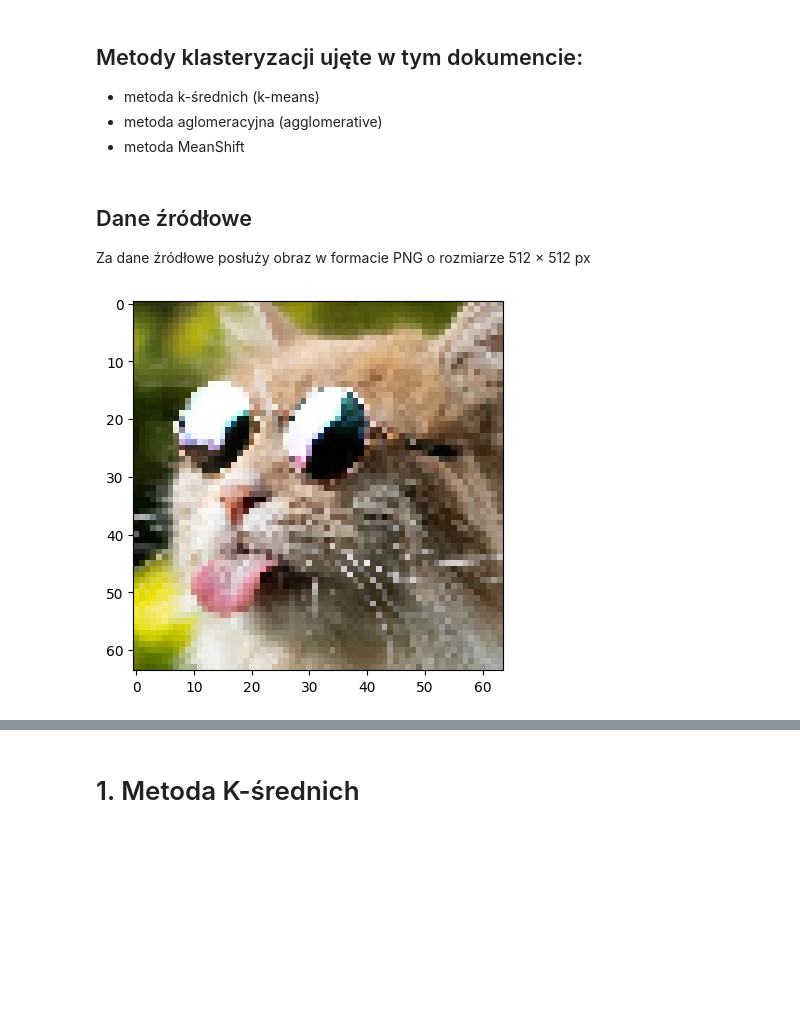
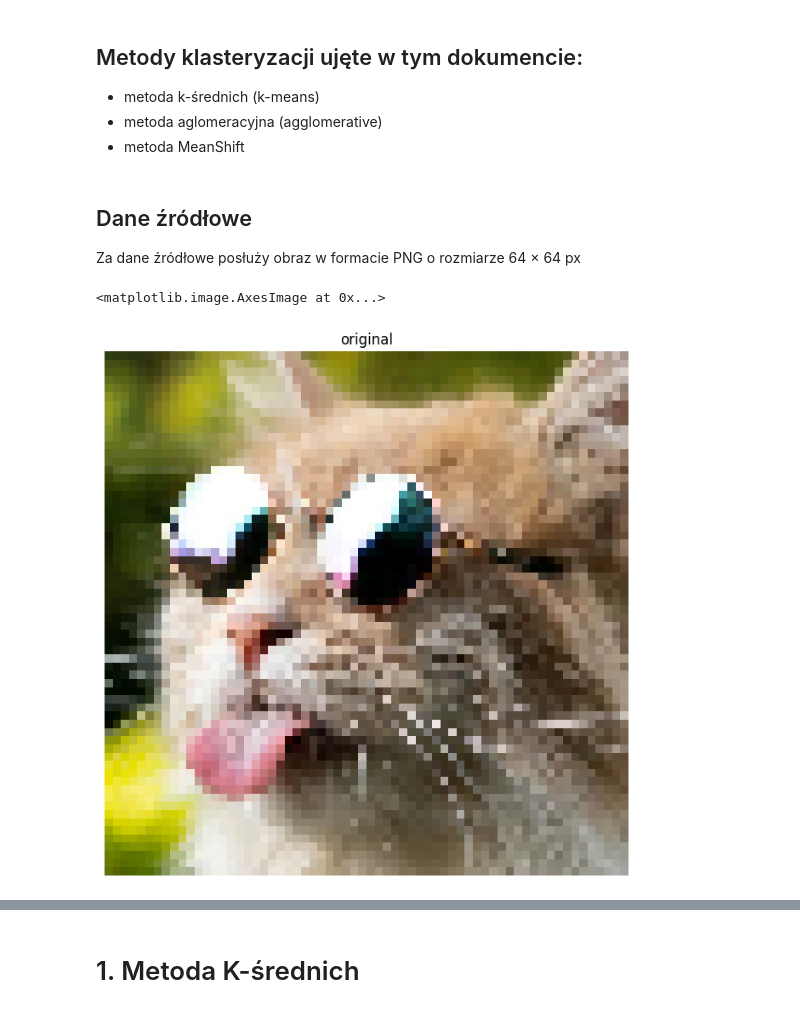
Before and after one commit to LStobinski/Palettes, a Jupyter notebook: image_clusterization.ipynb, the cells around one changed output, grey strips where cells are left out. Drawn from its saved outputs; the diff is of its cells as text; code cells hidden in the pictures; blank space fills up the shorter version.

```diff
--- a/image_clusterization.ipynb
+++ b/image_clusterization.ipynb
@@ -11,38 +11,22 @@ Poprzez grupowanie można również rozwiązać problemy z gatunku odkrywania st
 - metoda MeanShift
 # %% [markdown]
 ## Dane źródłowe
-Za dane źródłowe posłuży obraz w formacie PNG o rozmiarze 512 × 512 px
+Za dane źródłowe posłuży obraz w formacie PNG o rozmiarze 64 × 64 px
 # %%
 import imageio.v2 as iio
 import matplotlib.pyplot as plt
 import numpy as np
 from scipy.spatial import distance
 
 np.random.seed(7)
 
 image = iio.imread("cat_64.png")
 pixels = np.unique(np.array([px[:-1] for px in image.reshape(image.shape[0] * image.shape[1], image.shape[2])]), axis=0)
 
+plt.figure(figsize=(8,8))
+plt.axis('off')
+plt.title('original')
 plt.imshow(image)
-
-# wykres przynależności
-def scatter(mapping, fig):
-    palette = []
-    ax = fig.add_subplot(1, 3, 2, projection='3d')
-    for i in np.unique(mapping):
-        color = np.mean(pixels[mapping == i], axis=0)
-        palette.append(color)
-        ax.scatter(pixels[mapping == i, 0], pixels[mapping == i, 1], pixels[mapping == i, 2], marker='o', c=[color / 256])
-    return palette
-
-# metoda do zastępowania kolorów
-def substitute(image, palette, metric='euclidean'):
-    img = np.empty(image.shape, dtype=image.dtype)
-    for x in range(image.shape[0]):
-        for y in range(image.shape[1]):
-            pixel = image[x][y][:-1]
-            dists = distance.cdist([pixel], palette, metric=metric)
-            img[x][y] = [*[color.item() for color in palette[np.argmin(dists)]], 255]
-    return img
 # %% [output]
+<matplotlib.image.AxesImage at 0x...>
-[figure, old version]
+[figure, new version]
```
Also changed, not shown: parts of 6 cells of this notebook, 1 other file.
